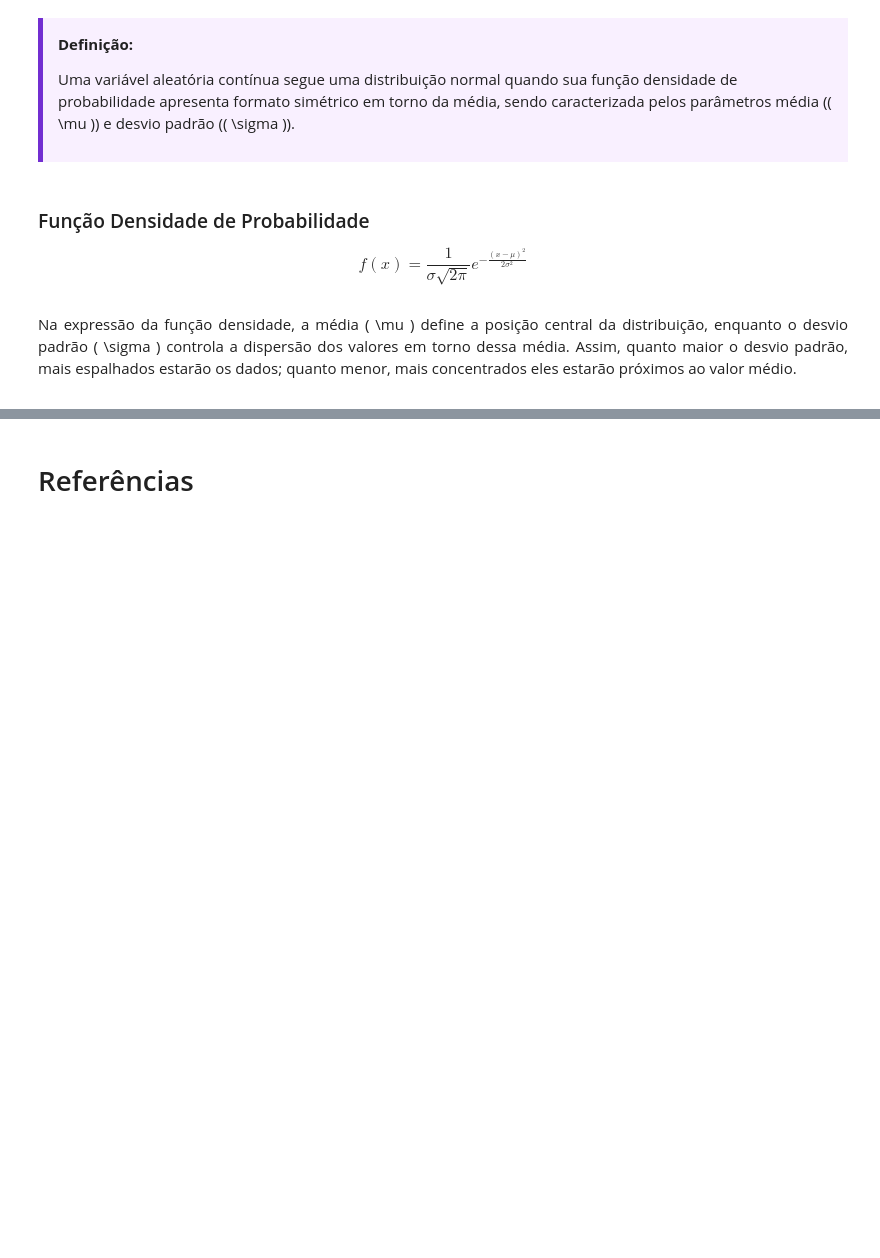
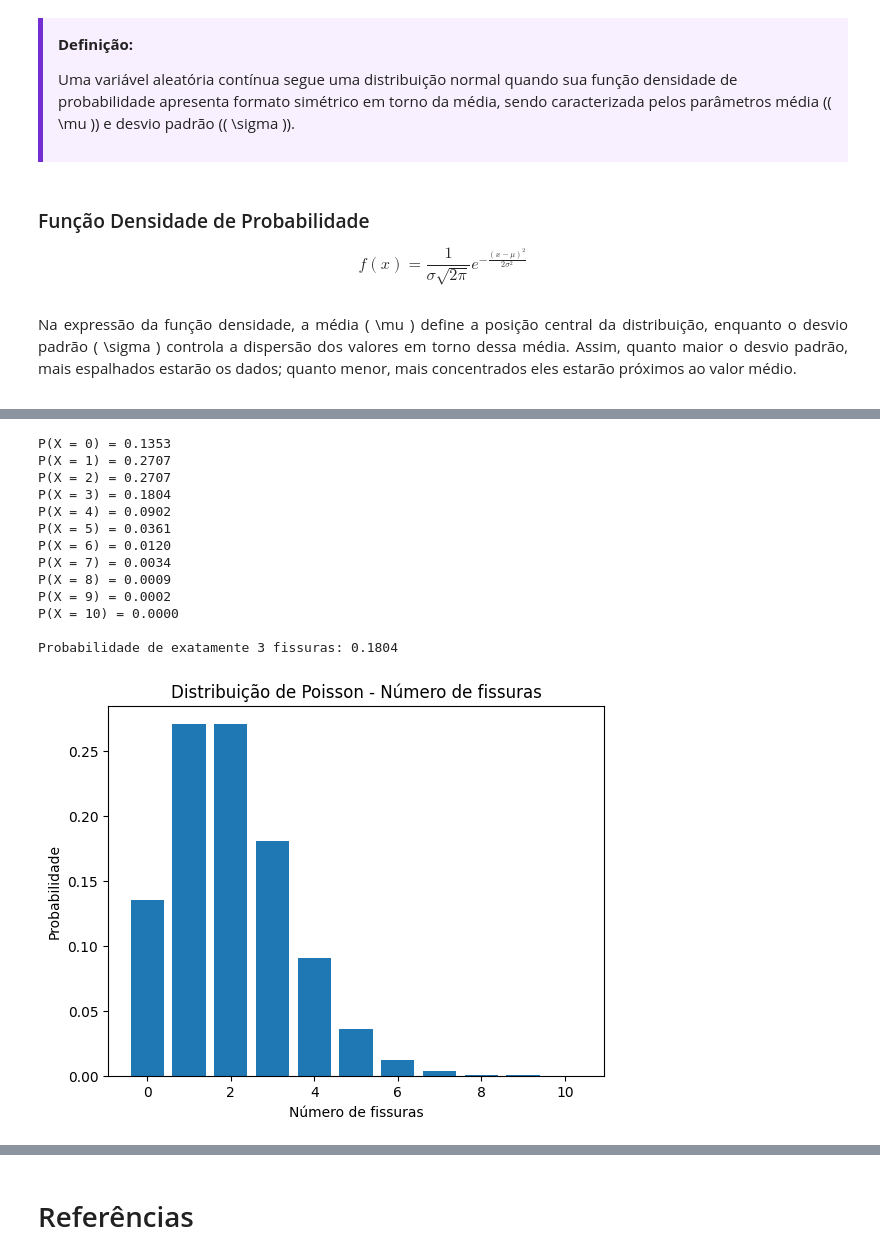
Before and after one commit to britobruna/ESTATISTICA-PPEC0039, a Jupyter notebook: Distribuicao_de_Probabilidade.ipynb, the cells around one changed output, grey strips where cells are left out. Cells and saved outputs as stored; diff of their text form; code cells hidden in the pictures; blank space fills up the shorter version.

```diff
--- a/Distribuicao_de_Probabilidade.ipynb
+++ b/Distribuicao_de_Probabilidade.ipynb
@@ -261,0 +673,44 @@ Na expressão da função densidade, a média \( \mu \) define a posição centr
+# %%
+import numpy as np
+import matplotlib.pyplot as plt
+from scipy.stats import poisson
+
+# Parâmetro da distribuição
+lam = 2  # número médio de fissuras
+
+# Valores possíveis de ocorrência
+k = np.arange(0, 11)
+
+# Probabilidades
+probabilidades = poisson.pmf(k, lam)
+
+# Exibir probabilidades
+for i in range(len(k)):
+    print(f"P(X = {k[i]}) = {probabilidades[i]:.4f}")
+
+# Probabilidade de exatamente 3 fissuras
+prob_3 = poisson.pmf(3, lam)
+print(f"\nProbabilidade de exatamente 3 fissuras: {prob_3:.4f}")
+
+# Gráfico
+plt.figure()
+plt.bar(k, probabilidades)
+plt.xlabel("Número de fissuras")
+plt.ylabel("Probabilidade")
+plt.title("Distribuição de Poisson - Número de fissuras")
+plt.show()
+# %% [output]
+P(X = 0) = 0.1353
+P(X = 1) = 0.2707
+P(X = 2) = 0.2707
+P(X = 3) = 0.1804
+P(X = 4) = 0.0902
+P(X = 5) = 0.0361
+P(X = 6) = 0.0120
+P(X = 7) = 0.0034
+P(X = 8) = 0.0009
+P(X = 9) = 0.0002
+P(X = 10) = 0.0000
+
+Probabilidade de exatamente 3 fissuras: 0.1804
+[figure, added]
```
Also changed, not shown: parts of 35 cells of this notebook.
